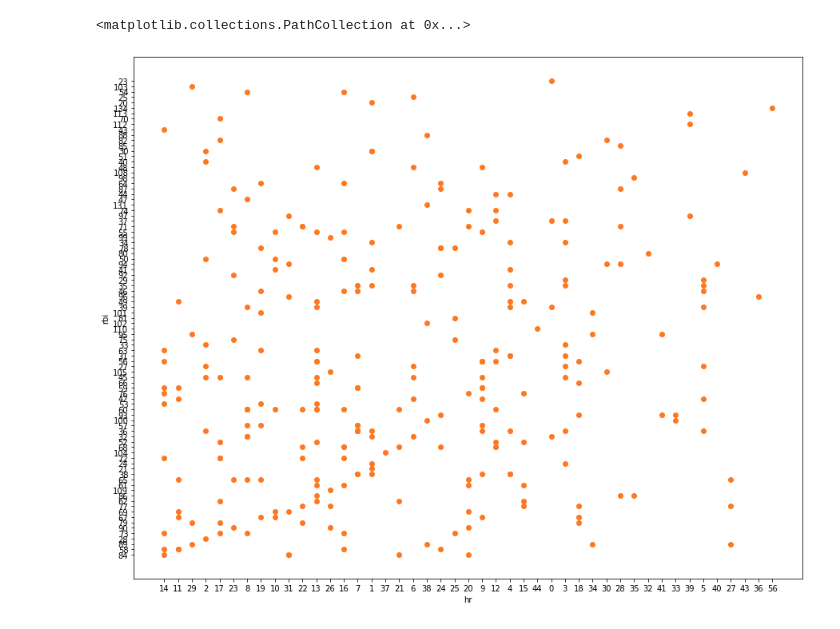
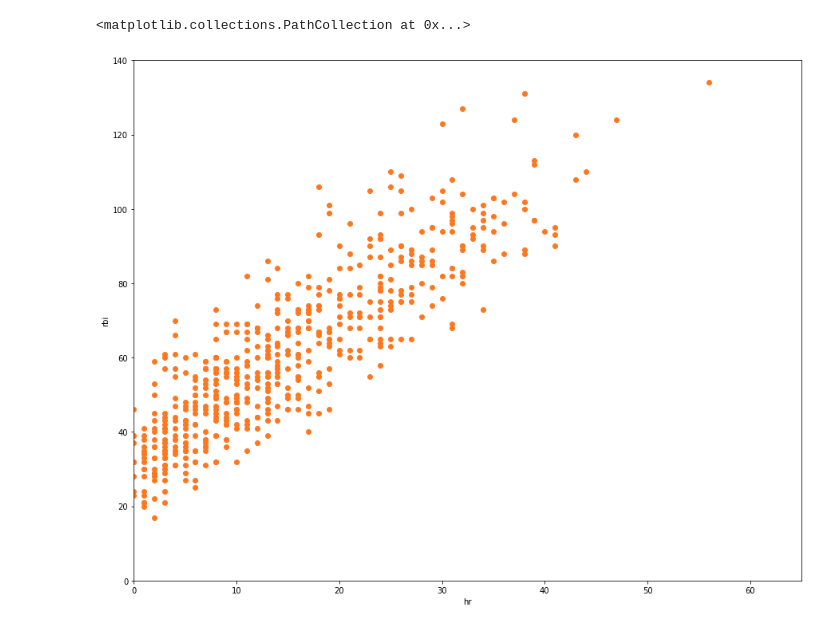
Before and after one commit to 892nske/sabr, a Jupyter notebook: 3bai/3xrbi.ipynb, the cells around one changed output. Drawn from its saved outputs; the diff is of its cells as text; code cells hidden in the pictures.

Commit message:
plot

```diff
--- a/3bai/3xrbi.ipynb
+++ b/3bai/3xrbi.ipynb
@@ -38,21 +38,23 @@ columns = ['no','player','team','avg','game','pa','ab','r','h','2b','3b','hr','t
 batstats = pd.DataFrame(columns=columns)
 
 for y in range(10):
-    year = 2014+y
-    url='https://npb.jp/bis/{}/stats/bat_{}.html'.format(year,'c')
-    # print(url)
-    dfs = pd.read_html(url)
-    df = dfs[0]
-    df.drop(df.index[[0, 1]],inplace=True)
-    df.columns=columns
-    batstats = pd.concat([batstats, df], axis=0)
+    for l in ['c','p']:
+        year = 2014+y
+        url='https://npb.jp/bis/{}/stats/bat_{}.html'.format(year,l)
+        dfs = pd.read_html(url)
+        df = dfs[0]
+        df.drop(df.index[[0, 1]],inplace=True)
+        df.columns=columns
+        batstats = pd.concat([batstats, df], axis=0)
+# %%
+batstats = batstats.astype({'hr': 'int', 'rbi': 'int'})
 # %%
 # プロット
 fig = plt.figure(figsize=(15, 12))
-ax = fig.add_subplot(111, xlabel='hr', ylabel='rbi')
+ax = fig.add_subplot(111, xlabel='hr', ylabel='rbi', xlim=(0,65), ylim=(0,140))
 
 ax.scatter(batstats['hr'], batstats['rbi'], c='#FF7820')
 # %% [output]
 <matplotlib.collections.PathCollection at 0x...>
-[figure, old version]
+[figure, new version]
 # %%
```
Also changed, not shown: parts of 4 cells of this notebook.
